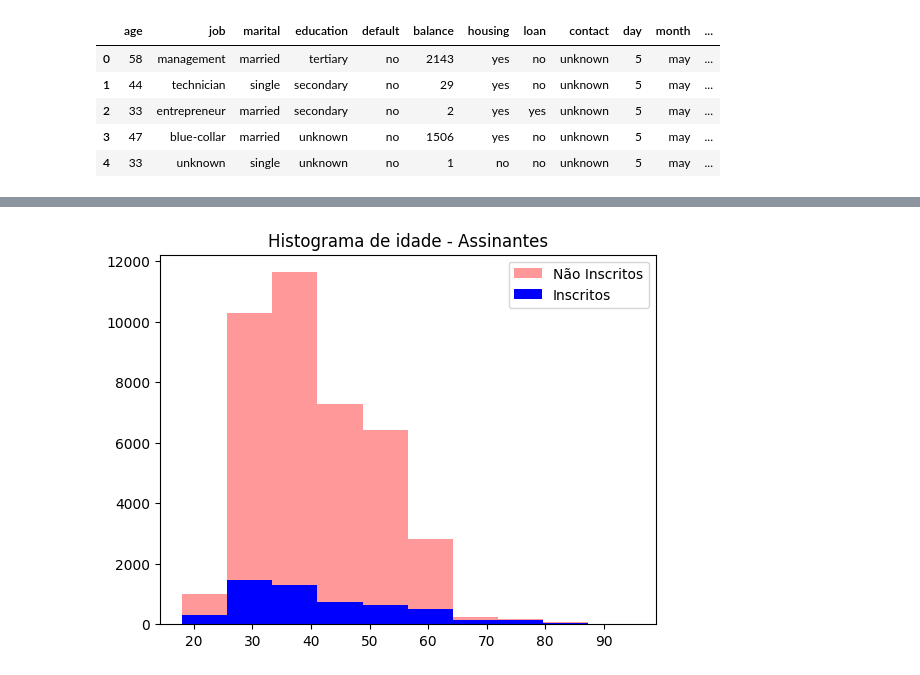
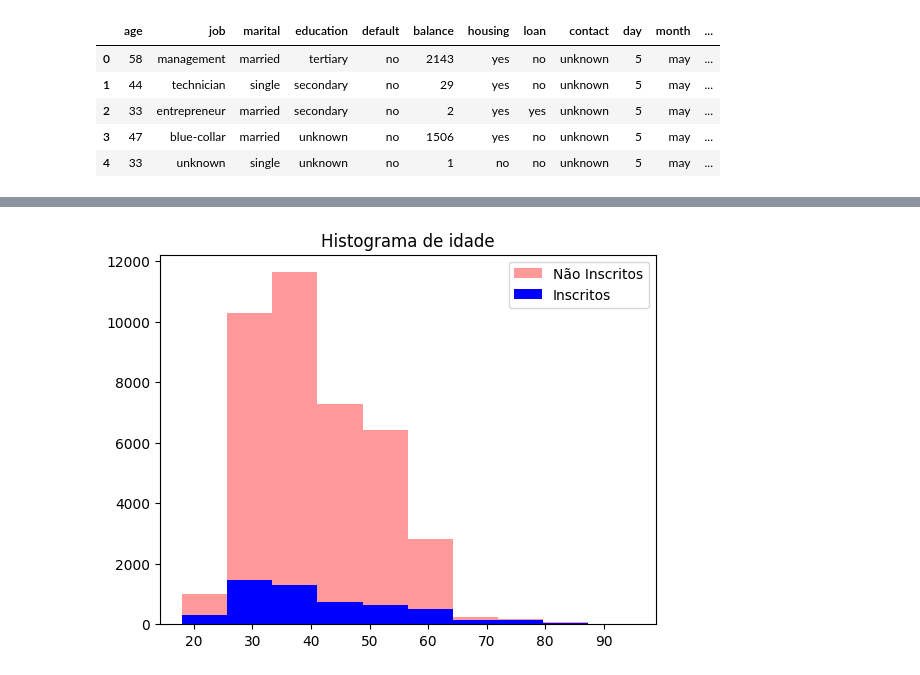
Before and after one commit to charles1706/Bank-Marketing-Propensity-Score, a Jupyter notebook: Untitled.ipynb, the cells around one changed output, grey strips where cells are left out. Cells and saved outputs as stored; diff of their text form; code cells hidden in the pictures.

```diff
--- a/Untitled.ipynb
+++ b/Untitled.ipynb
@@ -79,2 +52,6 @@ plt.show()
+# %%
+df_no_subs = df.query("y == 'no'")
+# %%
+df_subs = df.query("y == 'yes'")
 # %%
 plt.figure(figsize=(10, 5))
@@ -86,8 +70,8 @@ plt.show()
 # %%
-plt.title("Histograma de idade - Assinantes")
+plt.title("Histograma de idade")
 plt.hist(df_no_subs.age, label='Não Inscritos', alpha=0.4, color='red')
 plt.hist(df_subs.age,label='Inscritos', alpha=1, color='blue')
 plt.legend()
 plt.show()
 # %% [output]
-[figure, old version]
+[figure, new version]
```
Also changed, not shown: parts of 17 cells of this notebook.
